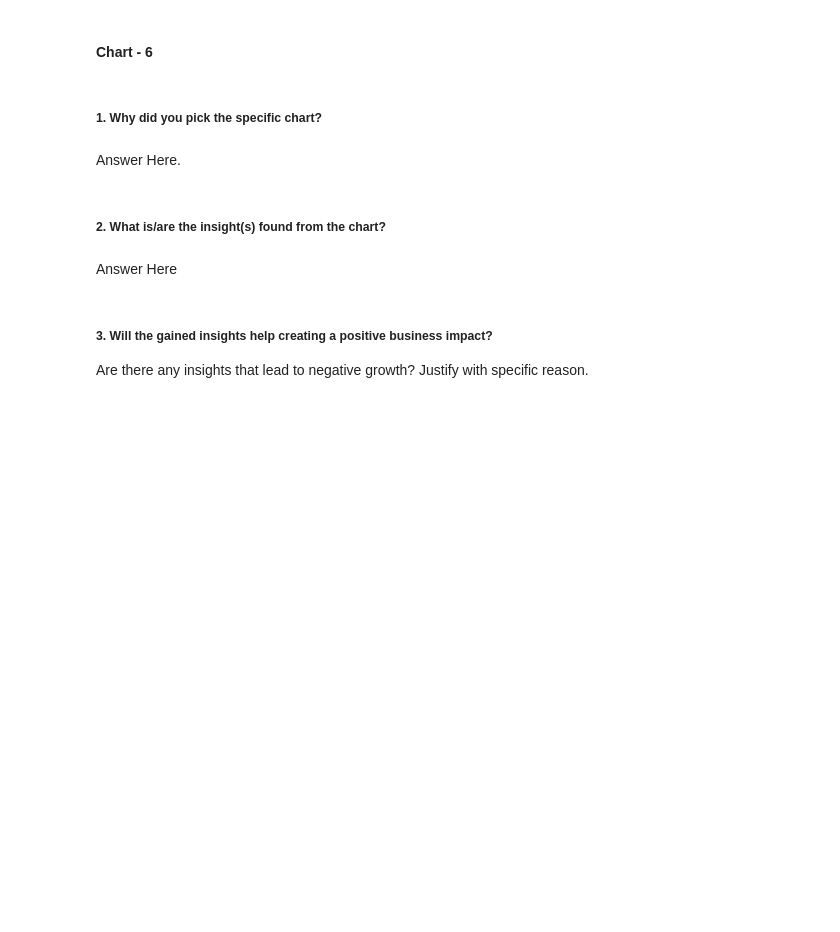
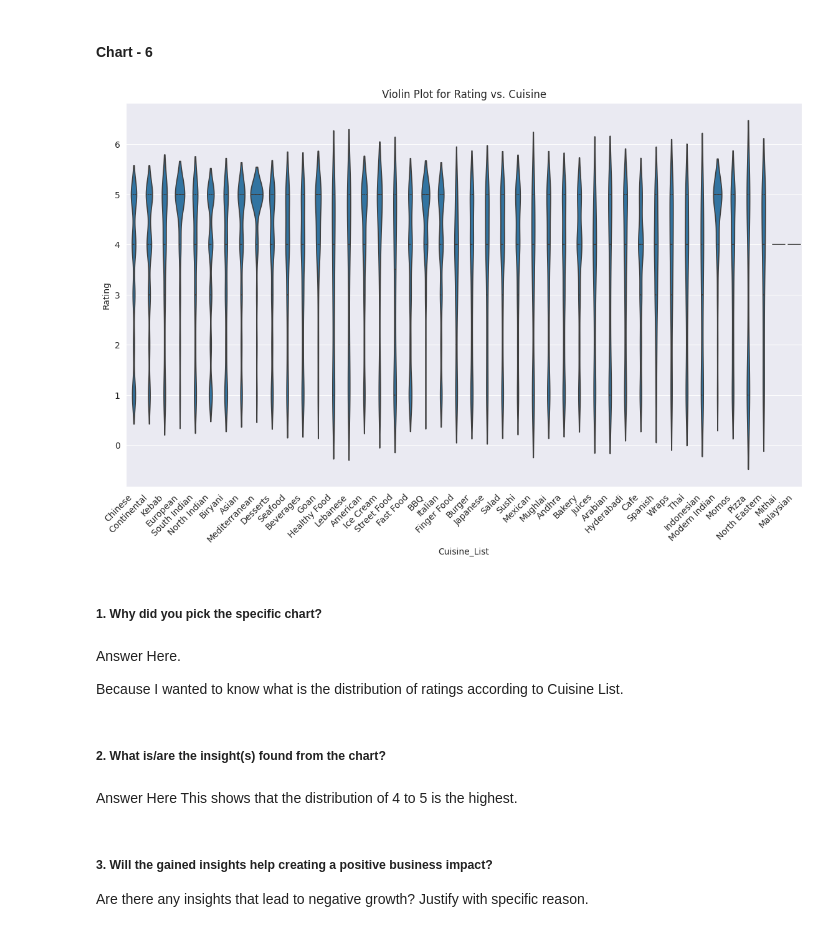
Before and after one commit to Manoharjha333/Zomato-Restaurant-Clustering-And-Sentiment-Analysis, a Jupyter notebook: Zomato_Restaurant_Clustering_And_Sentiment_Analysis.ipynb, the cells around one changed output. Saved outputs shown, nothing was run; the diff lists cells and outputs as text; code cells hidden in the pictures; blank space fills up the shorter version.

```diff
--- a/Zomato_Restaurant_Clustering_And_Sentiment_Analysis.ipynb
+++ b/Zomato_Restaurant_Clustering_And_Sentiment_Analysis.ipynb
@@ -819,11 +821,23 @@ Answer Here
+# %%
+# Chart - 6 visualization code
+plt.figure(figsize=(14, 8))
+sns.violinplot(data=meta_df, x='Cuisine_List', y='Rating', inner='quartile')
+plt.xticks(rotation=45, ha='right')
+plt.title('Violin Plot for Rating vs. Cuisine')
+plt.show()
+# %% [output]
+[figure, added]
 # %% [markdown]
 ##### 1. Why did you pick the specific chart?
-# %% [markdown]
-Answer Here.
+# %% [markdown]
+Answer Here.
+
+Because I wanted to know what is the distribution of ratings according to Cuisine List.
 # %% [markdown]
 ##### 2. What is/are the insight(s) found from the chart?
-# %% [markdown]
-Answer Here
+# %% [markdown]
+Answer Here
+This shows that the distribution of 4 to 5 is the highest.
 # %% [markdown]
 ##### 3. Will the gained insights help creating a positive business impact?
 Are there any insights that lead to negative growth? Justify with specific reason.
```
Also changed, not shown: parts of 20 cells of this notebook.
